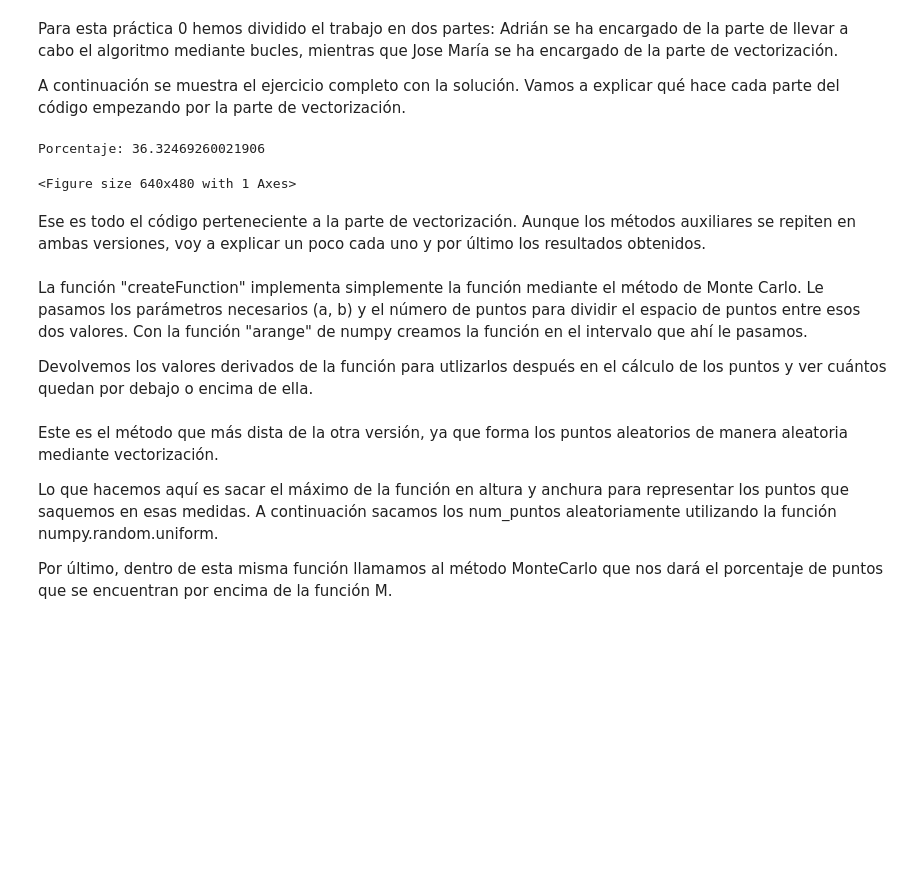
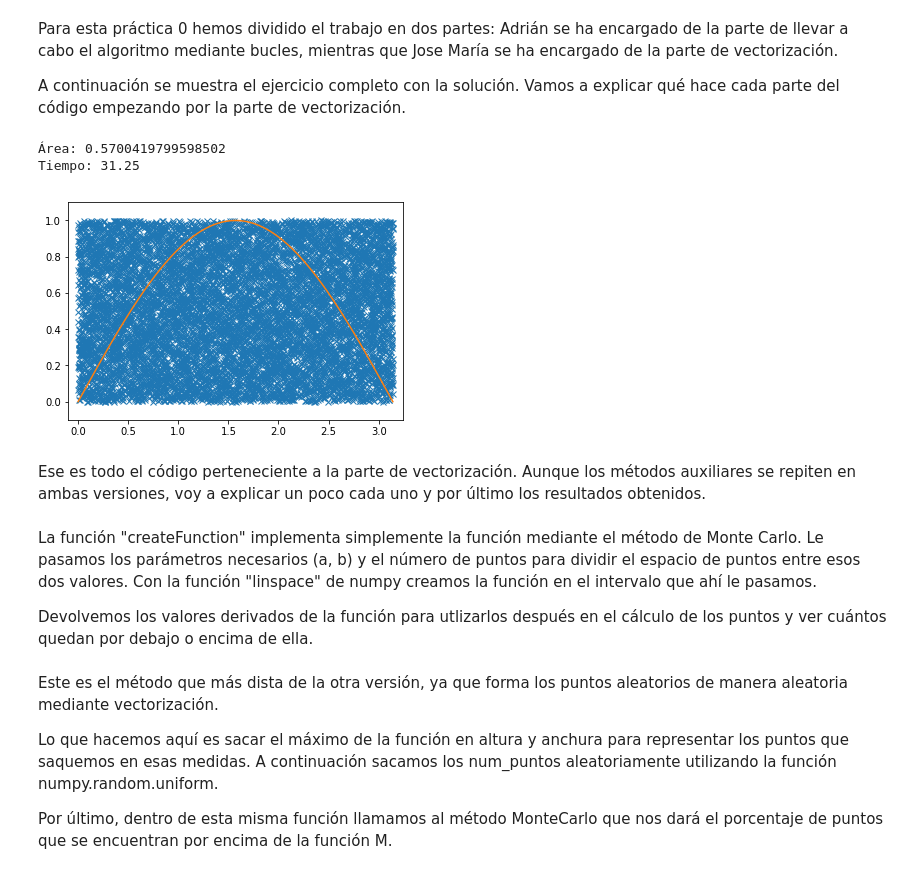
Before and after one commit to adralcan/Machine-Learning-practices, a Jupyter notebook: Practica 0/Memoria Practica 0.ipynb, the cells around one changed output. Cells and saved outputs as stored; diff of their text form; code cells hidden in the pictures; blank space fills up the shorter version.

```diff
--- a/Practica 0/Memoria Practica 0.ipynb
+++ b/Practica 0/Memoria Practica 0.ipynb
@@ -8,42 +8,47 @@ A continuación se muestra el ejercicio completo con la solución. Vamos a expli
 import random
 import numpy as np
 import matplotlib.pyplot as plt
 import matplotlib.lines as mlines
+import time
 
 def createFunction(fun, a, b, num_puntos):
-    M = np.arange(a, b, 0.01/num_puntos)
+    M = vX = np.linspace(a, b, num_puntos)
     Y = fun(M)
     return M, Y;
 
 def createPoints(fun, a, b, M, Y):
         #Ajustamos la altura de la representación de los puntos en Y
         #para que no se salgan de los valores de la gráfica
         alt = max(fun(M))
         size = len(M)
         plt.xlim(a-0.1, b+0.1)
         plt.ylim(-0.1, alt+0.1)
         puntos = np.random.uniform(low=0.0, high=alt, size=(size))
-        valor = monteCarlo(M, Y, puntos, size)
+        valor = monteCarlo(Y, puntos, a, b, alt)
         return valor, puntos;
 
-def monteCarlo(M, Y, puntos, size):
+def monteCarlo(Y, puntos, a, b, alt):
     correctos = np.sum(Y < puntos)
-    return(correctos*100)/size;
+    return (correctos/(2*len(puntos)))*(b-a)*alt
 
 def integra_mc(fun, a, b, num_puntos=10000):
+        tic = time.process_time()
         M, Y = createFunction(fun, a, b, num_puntos)
         valor, puntos = createPoints(fun, a, b, M, Y)
-        print("Porcentaje: " + str(valor))
-        #Pintamos la función por último sino se queda detrás
-        #de todos los puntos
+        toc = time.process_time()
+        print("Área: " + str(valor))
+        print("Tiempo: " + str(1000*(toc-tic)))
+        #Pintamos la función por último sino se queda detrás de
+        #todos los puntos
         plt.plot(M, puntos, 'x')
         plt.plot(M, Y)
         plt.show()
 
 integra_mc(np.sin, 0, np.pi)
 # %% [output]
-Porcentaje: 36.32469260021906
+Área: 0.5700419799598502
+Tiempo: 31.25
-<Figure size 640x480 with 1 Axes>
+[figure, added]
 # %% [markdown]
 Ese es todo el código perteneciente a la parte de vectorización. Aunque los métodos auxiliares se repiten en ambas versiones, voy a explicar un poco cada uno y por último los resultados obtenidos.
 # %%
@@ -52,7 +57,7 @@ def createFunction(fun, a, b, num_puntos):
     Y = fun(M)
     return M, Y;
 # %% [markdown]
-La función "createFunction" implementa simplemente la función mediante el método de Monte Carlo. Le pasamos los parámetros necesarios (a, b) y el número de puntos para dividir el espacio de puntos entre esos dos valores. Con la función "arange" de numpy creamos la función en el intervalo que ahí le pasamos.
+La función "createFunction" implementa simplemente la función mediante el método de Monte Carlo. Le pasamos los parámetros necesarios (a, b) y el número de puntos para dividir el espacio de puntos entre esos dos valores. Con la función "linspace" de numpy creamos la función en el intervalo que ahí le pasamos.
 
 Devolvemos los valores derivados de la función para utlizarlos después en el cálculo de los puntos y ver cuántos quedan por debajo o encima de ella.
 # %%
```
Also changed, not shown: parts of 8 cells of this notebook.
